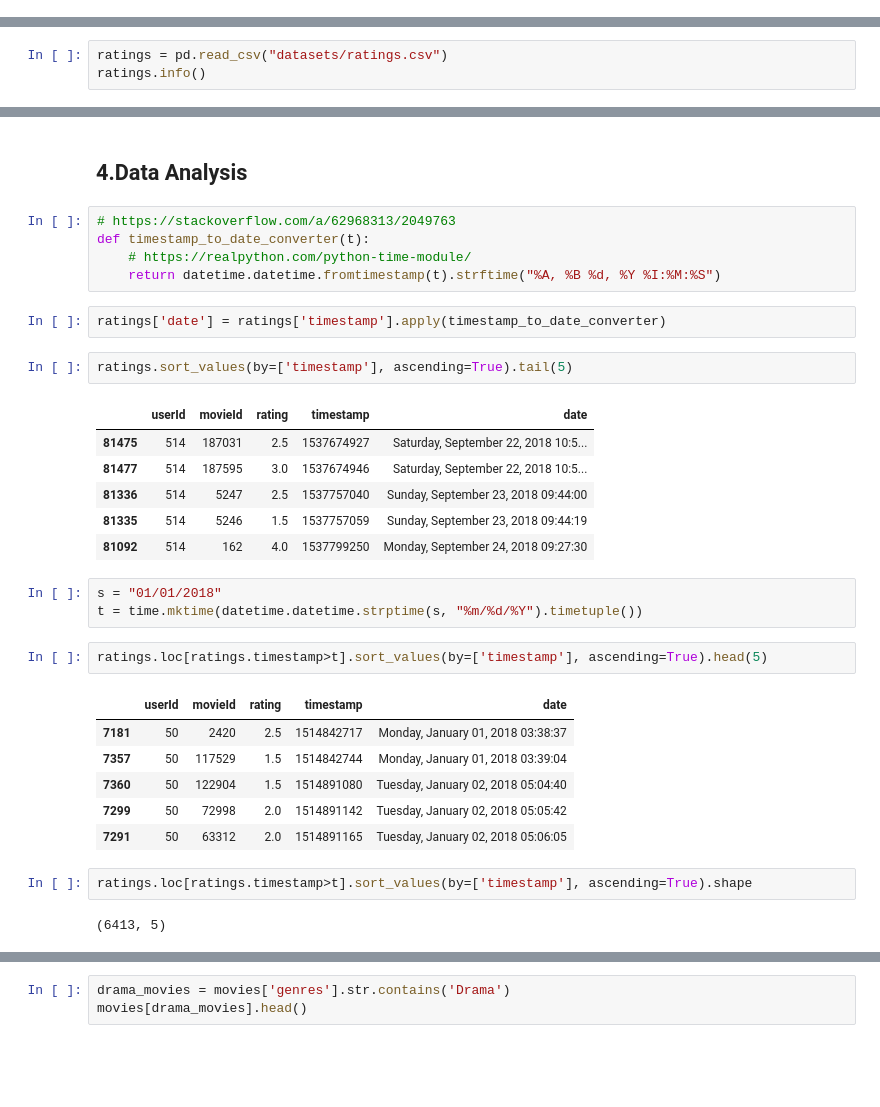
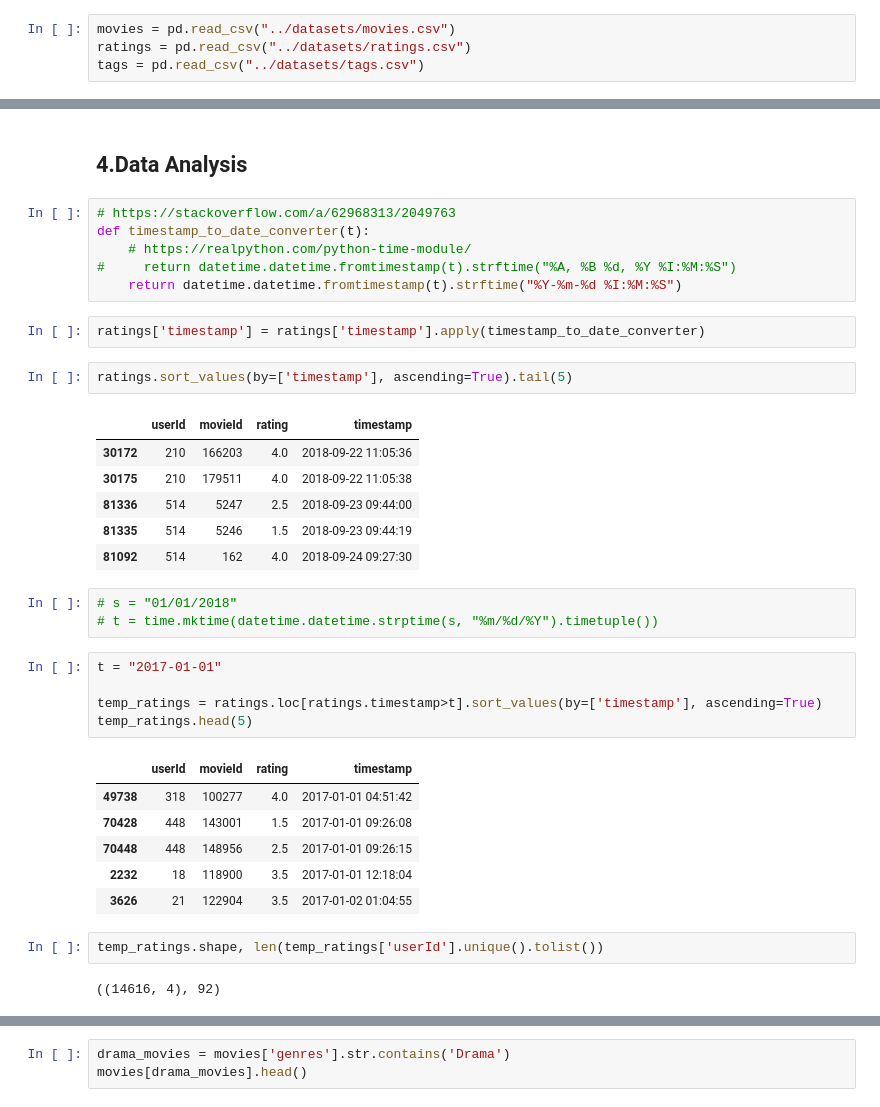
Before and after one commit to Mazharul-Hossain/sequence-based-recommendations, a Jupyter notebook: notebooks/01. Analysis of Movie Lens dataset (Beginner's Analysis).ipynb, the cells around one changed output, grey strips where cells are left out. Saved outputs shown, nothing was run; the diff lists cells and outputs as text; blank space fills up the shorter version.

```diff
--- a/notebooks/01. Analysis of Movie Lens dataset (Beginner's Analysis).ipynb
+++ b/notebooks/01. Analysis of Movie Lens dataset (Beginner's Analysis).ipynb
@@ -18,5 +18,9 @@ import time
 import datetime
 # %% [markdown]
 ## 2.Reading and Exploring the Data
+# %%
+movies = pd.read_csv("../datasets/movies.csv")
+ratings = pd.read_csv("../datasets/ratings.csv")
+tags = pd.read_csv("../datasets/tags.csv")
 # %% [markdown]
 ### Load Movies Data
@@ -47,6 +49,3 @@ memory usage: 228.5+ KB
 ((9742, 3), None, 9742)
 # %% [markdown]
 ### Load Ratings Data
-# %%
-ratings = pd.read_csv("datasets/ratings.csv")
-ratings.info()
@@ -138,31 +137,35 @@ dtype: bool
 # https://stackoverflow.com/a/62968313/2049763
 def timestamp_to_date_converter(t):
     # https://realpython.com/python-time-module/
-    return datetime.datetime.fromtimestamp(t).strftime("%A, %B %d, %Y %I:%M:%S")
+#     return datetime.datetime.fromtimestamp(t).strftime("%A, %B %d, %Y %I:%M:%S")
+    return datetime.datetime.fromtimestamp(t).strftime("%Y-%m-%d %I:%M:%S")
 # %%
-ratings['date'] = ratings['timestamp'].apply(timestamp_to_date_converter)
+ratings['timestamp'] = ratings['timestamp'].apply(timestamp_to_date_converter)
 # %%
 ratings.sort_values(by=['timestamp'], ascending=True).tail(5)
 # %% [output]
-|  | userId | movieId | rating | timestamp | date |
-| 81475 | 514 | 187031 | 2.5 | 1537674927 | Saturday, September 22, 2018 10:5... |
-| 81477 | 514 | 187595 | 3.0 | 1537674946 | Saturday, September 22, 2018 10:5... |
-| 81336 | 514 | 5247 | 2.5 | 1537757040 | Sunday, September 23, 2018 09:44:00 |
-| 81335 | 514 | 5246 | 1.5 | 1537757059 | Sunday, September 23, 2018 09:44:19 |
-| 81092 | 514 | 162 | 4.0 | 1537799250 | Monday, September 24, 2018 09:27:30 |
+|  | userId | movieId | rating | timestamp |
+| 30172 | 210 | 166203 | 4.0 | 2018-09-22 11:05:36 |
+| 30175 | 210 | 179511 | 4.0 | 2018-09-22 11:05:38 |
+| 81336 | 514 | 5247 | 2.5 | 2018-09-23 09:44:00 |
+| 81335 | 514 | 5246 | 1.5 | 2018-09-23 09:44:19 |
+| 81092 | 514 | 162 | 4.0 | 2018-09-24 09:27:30 |
 # %%
-s = "01/01/2018"
-t = time.mktime(datetime.datetime.strptime(s, "%m/%d/%Y").timetuple())
+# s = "01/01/2018"
+# t = time.mktime(datetime.datetime.strptime(s, "%m/%d/%Y").timetuple())
 # %%
-ratings.loc[ratings.timestamp>t].sort_values(by=['timestamp'], ascending=True).head(5)
+t = "2017-01-01"
+
+temp_ratings = ratings.loc[ratings.timestamp>t].sort_values(by=['timestamp'], ascending=True)
+temp_ratings.head(5)
 # %% [output]
-|  | userId | movieId | rating | timestamp | date |
-| 7181 | 50 | 2420 | 2.5 | 1514842717 | Monday, January 01, 2018 03:38:37 |
-| 7357 | 50 | 117529 | 1.5 | 1514842744 | Monday, January 01, 2018 03:39:04 |
-| 7360 | 50 | 122904 | 1.5 | 1514891080 | Tuesday, January 02, 2018 05:04:40 |
-| 7299 | 50 | 72998 | 2.0 | 1514891142 | Tuesday, January 02, 2018 05:05:42 |
-| 7291 | 50 | 63312 | 2.0 | 1514891165 | Tuesday, January 02, 2018 05:06:05 |
+|  | userId | movieId | rating | timestamp |
+| 49738 | 318 | 100277 | 4.0 | 2017-01-01 04:51:42 |
+| 70428 | 448 | 143001 | 1.5 | 2017-01-01 09:26:08 |
+| 70448 | 448 | 148956 | 2.5 | 2017-01-01 09:26:15 |
+| 2232 | 18 | 118900 | 3.5 | 2017-01-01 12:18:04 |
+| 3626 | 21 | 122904 | 3.5 | 2017-01-02 01:04:55 |
-# %%
-ratings.loc[ratings.timestamp>t].sort_values(by=['timestamp'], ascending=True).shape
-# %% [output]
-(6413, 5)
+# %%
+temp_ratings.shape, len(temp_ratings['userId'].unique().tolist())
+# %% [output]
+((14616, 4), 92)
```
Also changed, not shown: parts of 11 cells of this notebook, 7 other files.
